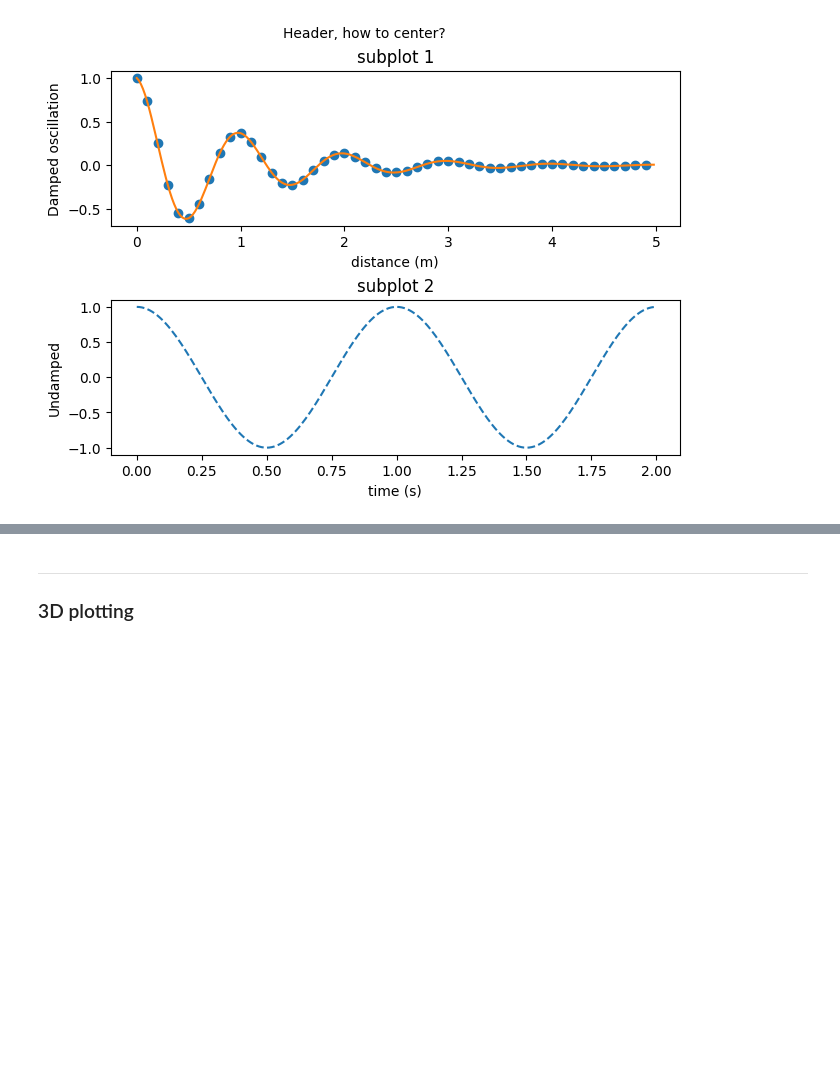
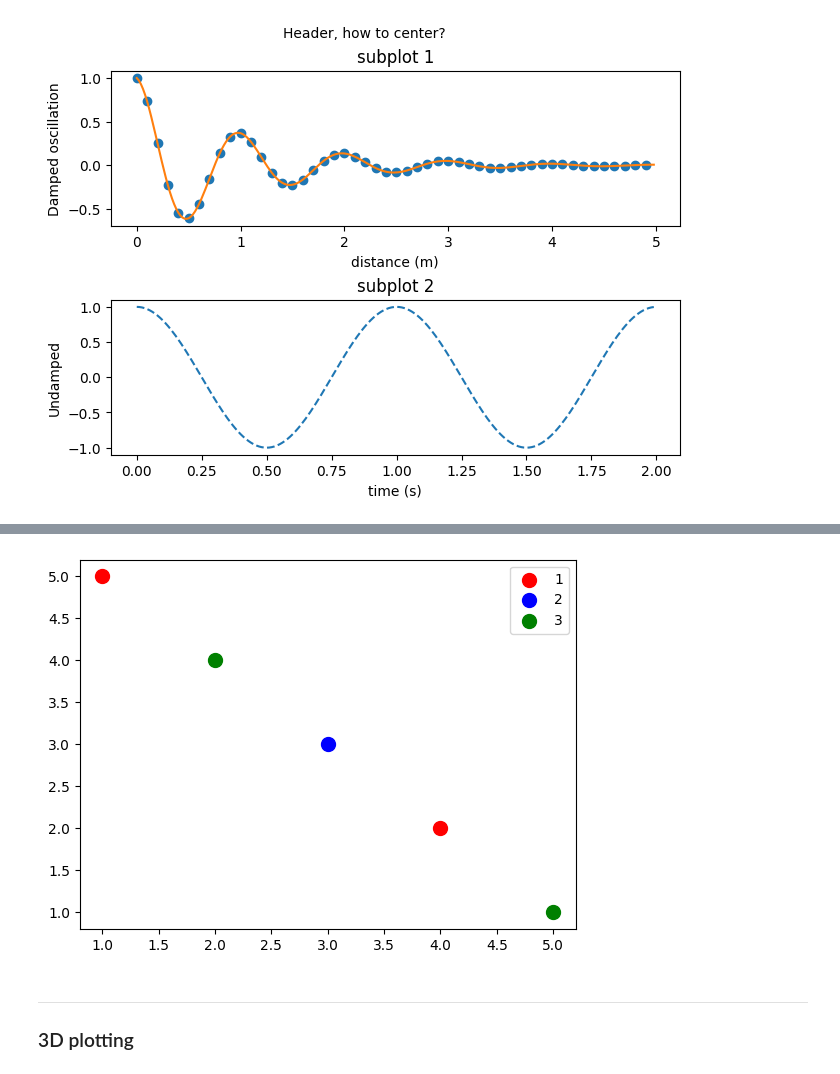
Before and after one commit to helveticae/ITHS, a Jupyter notebook: Explorations/pyplot_.ipynb, the cells around one changed output, grey strips where cells are left out. Cells and saved outputs as stored; diff of their text form; code cells hidden in the pictures; blank space fills up the shorter version.

Commit message:
add scatter with colors

```diff
--- a/Explorations/pyplot_.ipynb
+++ b/Explorations/pyplot_.ipynb
@@ -45,3 +45,17 @@ plt.colorbar()
+# %%
+scatter_x = np.array([1,2,3,4,5])
+scatter_y = np.array([5,4,3,2,1])
+group = np.array([1,3,2,1,3])
+cdict = {1: 'red', 2: 'blue', 3: 'green'}
+
+fig, ax = plt.subplots()
+for g in np.unique(group):
+    ix = np.where(group == g)
+    ax.scatter(scatter_x[ix], scatter_y[ix], c = cdict[g], label = g, s = 100)
+ax.legend()
+plt.show()
+# %% [output]
+[figure, added]
 # %% [markdown]
 ---
 ### 3D plotting
```
Also changed, not shown: parts of 3 cells of this notebook.
